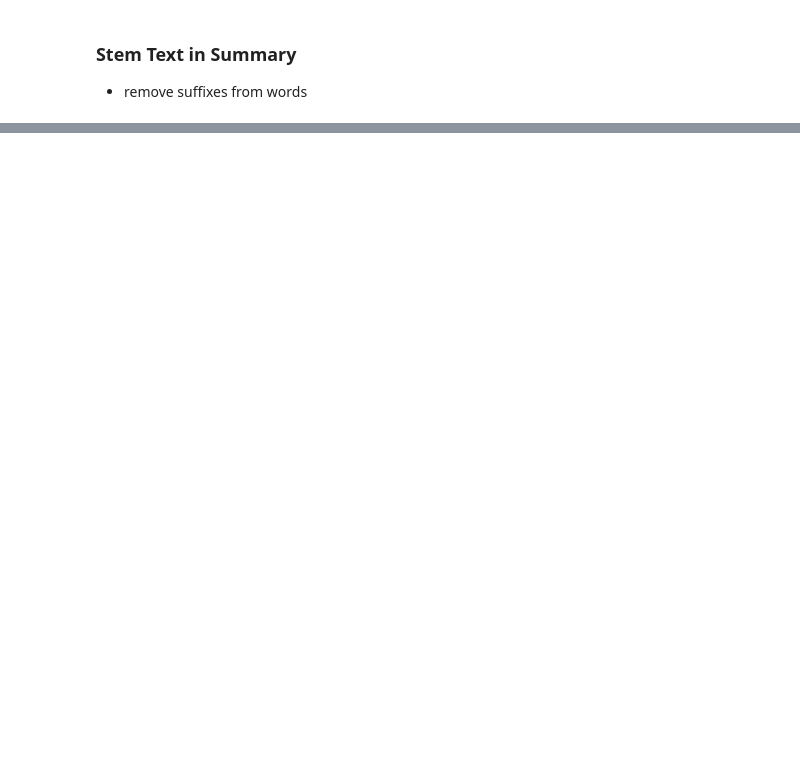
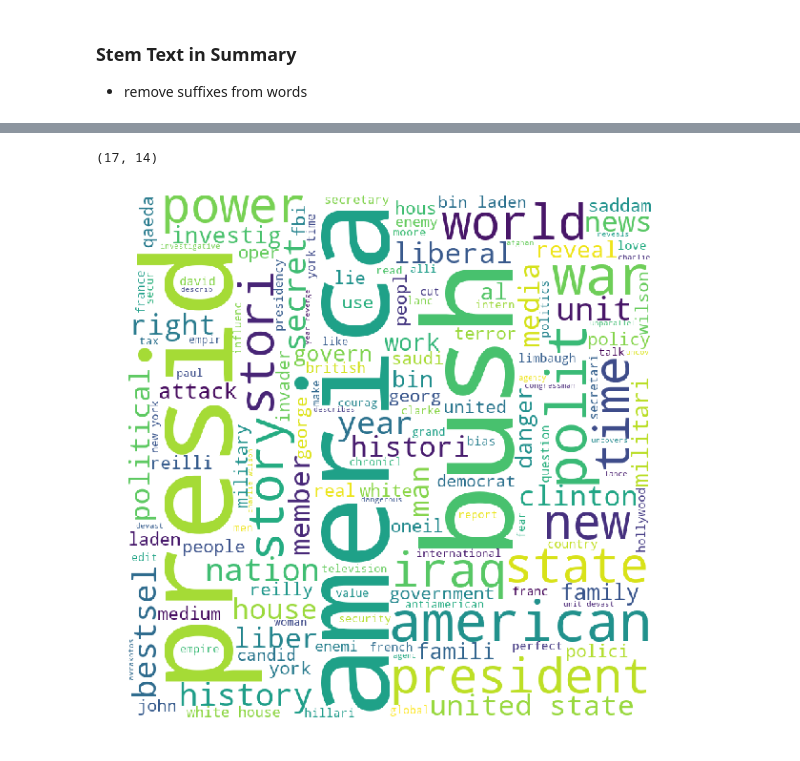
Before and after one commit to Rajwantmishra/620Group, a Jupyter notebook: Final Project-14-17July/Final_Project.ipynb, the cells around one changed output, grey strips where cells are left out. Saved outputs shown, nothing was run; the diff lists cells and outputs as text; code cells hidden in the pictures; blank space fills up the shorter version.

```diff
--- a/Final Project-14-17July/Final_Project.ipynb
+++ b/Final Project-14-17July/Final_Project.ipynb
@@ -317,0 +615,21 @@ book_summary_df.head()
+# %%
+# Creating a Dict for common_across so that we can pass it to Wordcloud function
+common_across_dict = {common_across[i][0]:common_across[i][1] for i in range(len(common_across)) }
+common_across_dict['america'],common_across_dict['bush']
+# %% [output]
+(17, 14)
+# %%
+wordcloud = WordCloud(width = 800, height = 800,
+                background_color ='white',
+                stopwords = stopword,
+                min_font_size = 10).generate_from_frequencies(d)
+
+# plot the WordCloud image
+plot.figure(figsize = (8, 8), facecolor = None)
+plot.imshow(wordcloud)
+plot.axis("off")
+plot.tight_layout(pad = 0)
+
+plot.show()
+# %% [output]
+[figure, added]
```
Also changed, not shown: parts of 35 cells of this notebook, 3 other files.
